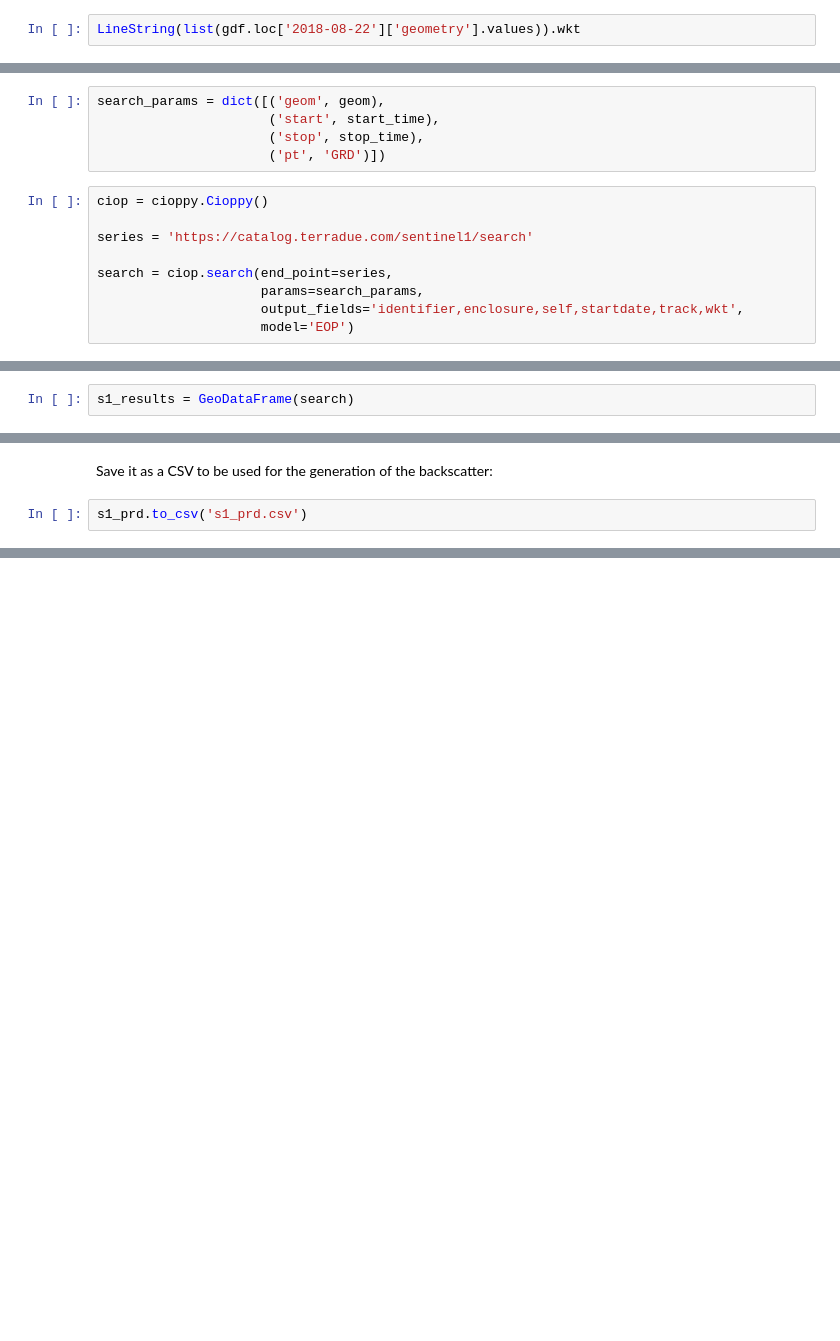
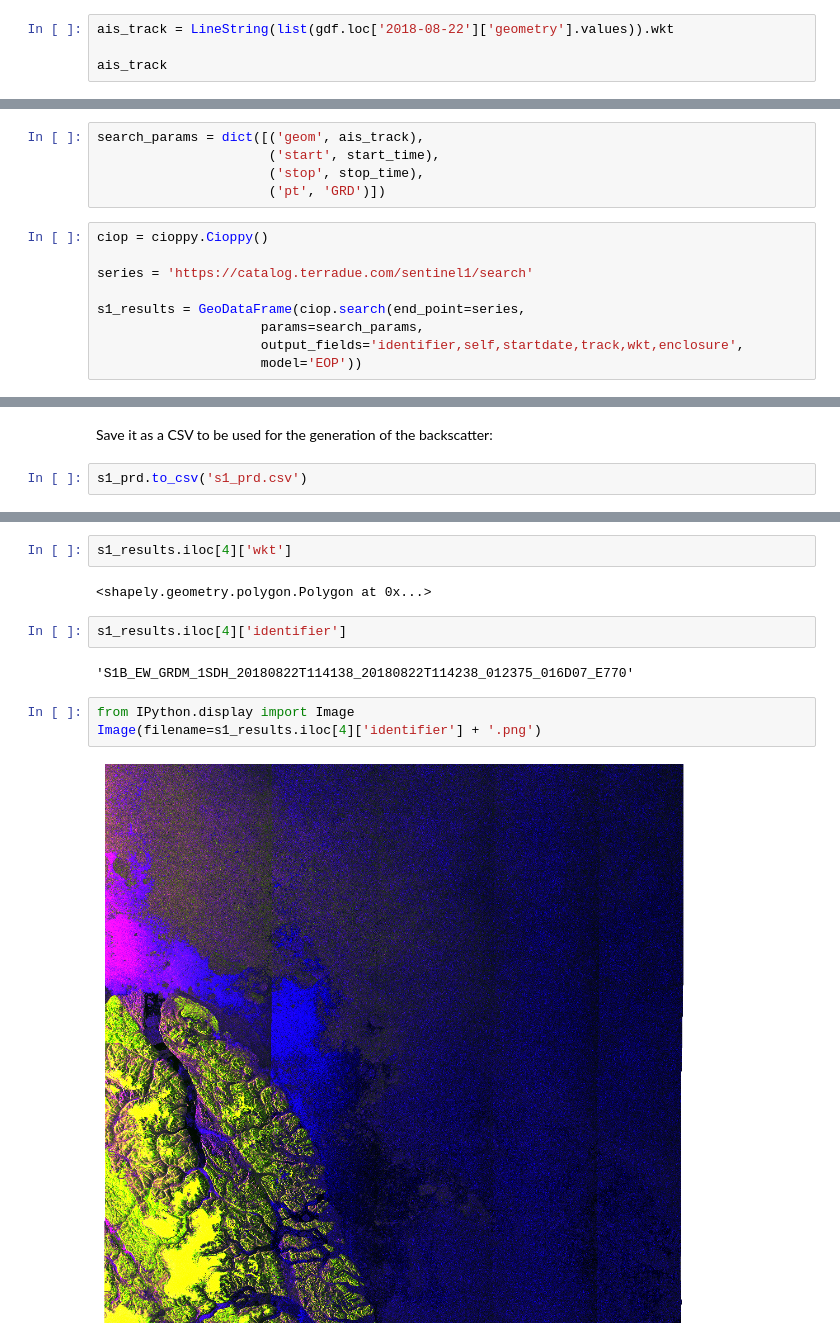
Before and after one commit to ec-intaros/polarstern, a Jupyter notebook: polarstern.ipynb, the cells around one changed output, grey strips where cells are left out. Cells and saved outputs as stored; diff of their text form; blank space fills up the shorter version.

```diff
--- a/polarstern.ipynb
+++ b/polarstern.ipynb
@@ -145,3 +142,5 @@ Convert the Polarstern AIS positions on 2018-08-22 03:00:00 to a line:
 # %%
-LineString(list(gdf.loc['2018-08-22']['geometry'].values)).wkt
+ais_track = LineString(list(gdf.loc['2018-08-22']['geometry'].values)).wkt
+
+ais_track
 # %% [output]
@@ -153,7 +151,7 @@ geom = LineString(list(gdf.loc['2018-08-22']['geometry'].values)).wkt
 start_time = '2018-08-22T00:00:00Z'
 stop_time = '2018-08-22T23:59:59Z'
 # %%
-search_params = dict([('geom', geom),
+search_params = dict([('geom', ais_track),
                       ('start', start_time),
                       ('stop', stop_time),
                       ('pt', 'GRD')])
@@ -162,11 +160,9 @@ ciop = cioppy.Cioppy()
 
 series = 'https://catalog.terradue.com/sentinel1/search'
 
-search = ciop.search(end_point=series,
+s1_results = GeoDataFrame(ciop.search(end_point=series,
                      params=search_params,
-                     output_fields='identifier,enclosure,self,startdate,track,wkt',
-                     model='EOP')
+                     output_fields='identifier,self,startdate,track,wkt,enclosure',
+                     model='EOP'))
 # %% [markdown]
 Create a geo data frame with the Sentinel-1 search results
-# %%
-s1_results = GeoDataFrame(search)
@@ -294,0 +342,13 @@ s1_prd.to_csv('s1_prd.csv')
+# %%
+s1_results.iloc[4]['wkt']
+# %% [output]
+<shapely.geometry.polygon.Polygon at 0x...>
+# %%
+s1_results.iloc[4]['identifier']
+# %% [output]
+'S1B_EW_GRDM_1SDH_20180822T114138_20180822T114238_012375_016D07_E770'
+# %%
+from IPython.display import Image
+Image(filename=s1_results.iloc[4]['identifier'] + '.png')
+# %% [output]
+[figure, added]
```
Also changed, not shown: parts of 35 cells of this notebook, 9 other files.
